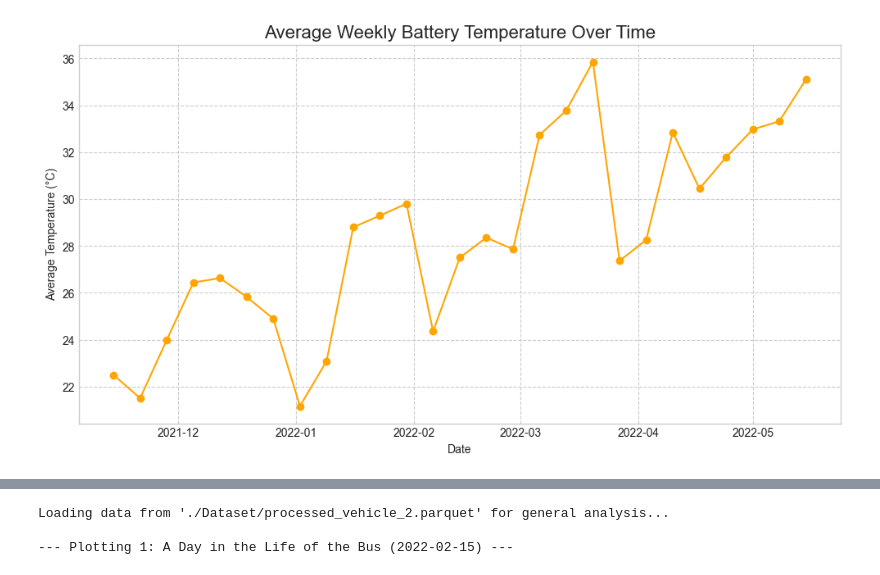
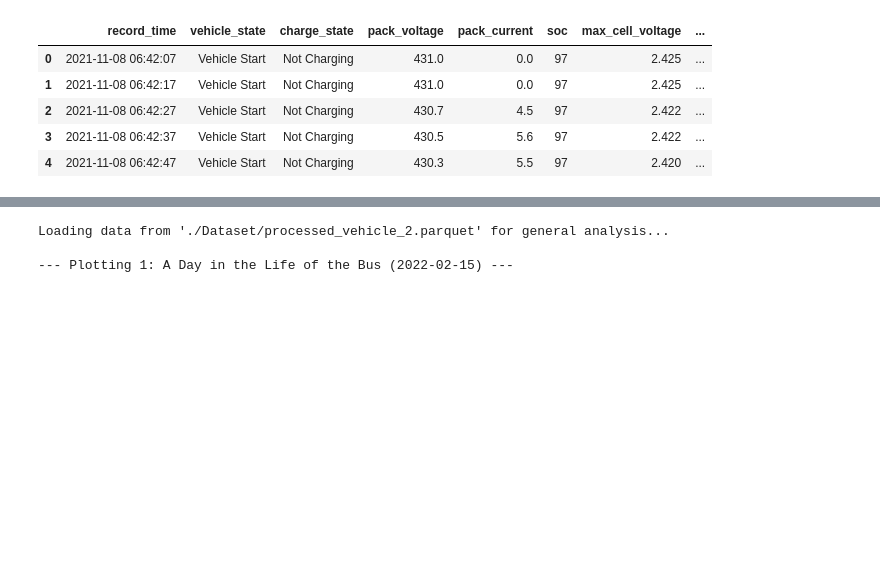
Before and after one commit to Shrinarayann/EV-Analysis, a Jupyter notebook: analysis.ipynb, the cells around one changed output, grey strips where cells are left out. Cells and saved outputs as stored; diff of their text form; code cells hidden in the pictures; blank space fills up the shorter version.

```diff
--- a/analysis.ipynb
+++ b/analysis.ipynb
@@ -8,31 +11,10 @@ import statsmodels.api as sm
 # %%
-df=pd.read_parquet('./Dataset/processed_vehicle_2.parquet')
+df=pd.read_parquet(PROCESSED_DATA_FILE)
 df.head()
+# %% [output]
+|  | record_time | vehicle_state | charge_state | pack_voltage | pack_current | soc | max_cell_voltage | ... |
+| 0 | 2021-11-08 06:42:07 | Vehicle Start | Not Charging | 431.0 | 0.0 | 97 | 2.425 | ... |
+| 1 | 2021-11-08 06:42:17 | Vehicle Start | Not Charging | 431.0 | 0.0 | 97 | 2.425 | ... |
+| 2 | 2021-11-08 06:42:27 | Vehicle Start | Not Charging | 430.7 | 4.5 | 97 | 2.422 | ... |
+| 3 | 2021-11-08 06:42:37 | Vehicle Start | Not Charging | 430.5 | 5.6 | 97 | 2.422 | ... |
+| 4 | 2021-11-08 06:42:47 | Vehicle Start | Not Charging | 430.3 | 5.5 | 97 | 2.420 | ... |
-# %%
-import pandas as pd
-import matplotlib.pyplot as plt
-import matplotlib.dates as mdates
-
-
-def plot_temperature_over_time(ir_df):
-    """Plots the average weekly temperature to observe seasonal trends."""
-    if ir_df.empty:
-        print("IR DataFrame is empty. Cannot plot temperature.")
-        return
-
-    # Calculate the mean temperature for each week
-    weekly_temp = ir_df.set_index('timestamp')['temp'].resample('W').mean().dropna()
-
-    plt.figure(figsize=(12, 6))
-    plt.plot(weekly_temp.index, weekly_temp.values, marker='o', linestyle='-', color='orange')
-    plt.title('Average Weekly Battery Temperature Over Time', fontsize=16)
-    plt.xlabel('Date')
-    plt.ylabel('Average Temperature (°C)')
-    plt.grid(True, linestyle='--')
-    plt.gca().xaxis.set_major_formatter(mdates.DateFormatter('%Y-%m'))
-    plt.show()
-
-
-plot_temperature_over_time(ir_dataframe)
-# %% [output]
-[figure, removed]
```
Also changed, not shown: parts of 9 cells of this notebook, 1 other file.
